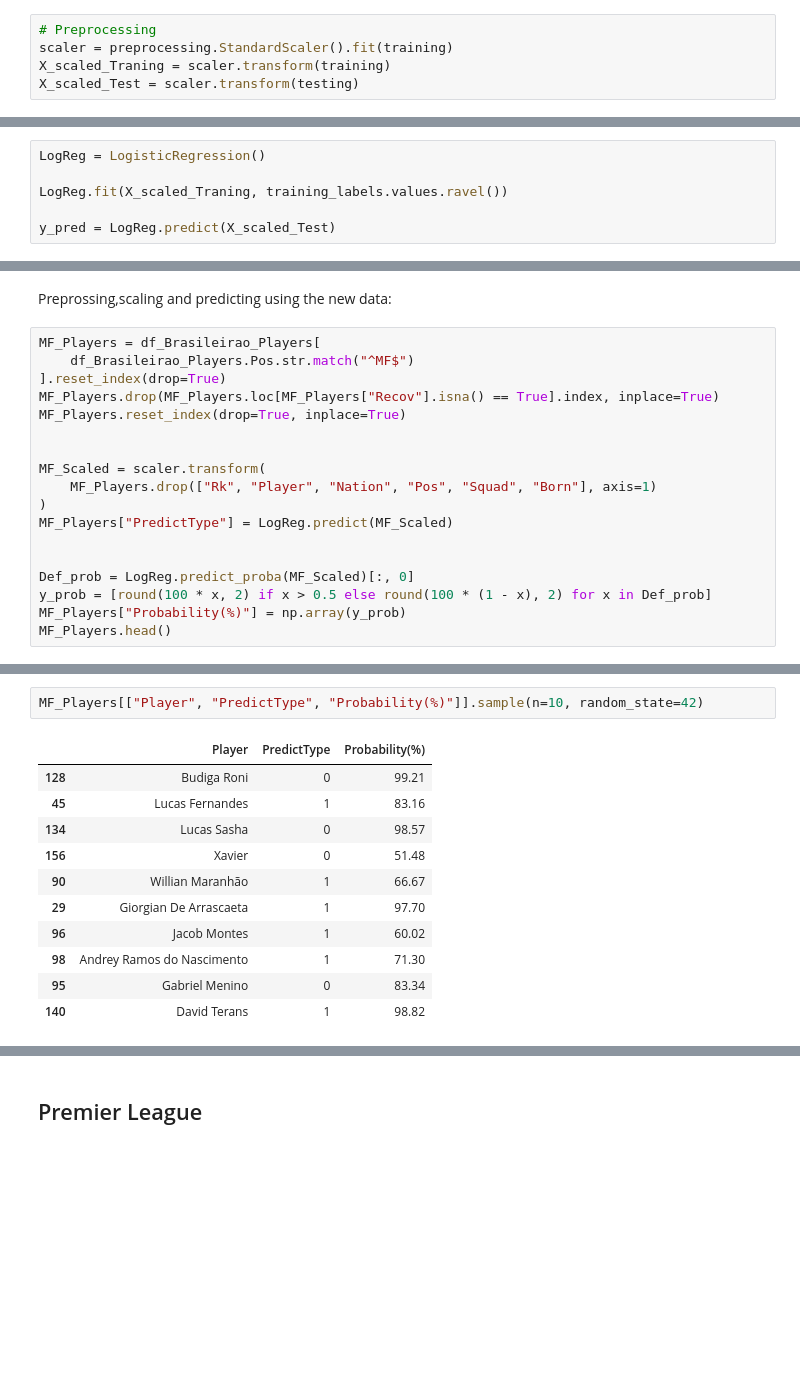
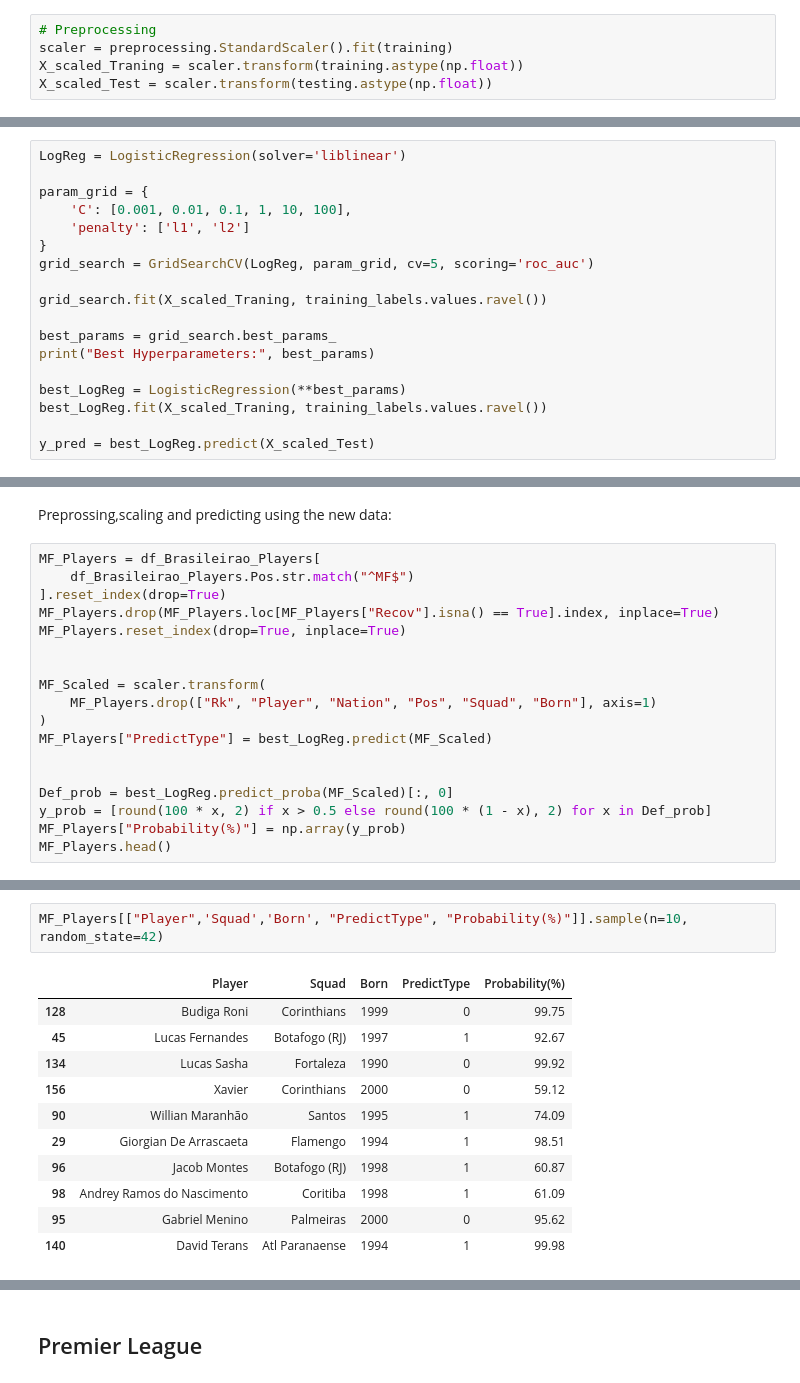
Before and after one commit to IsraelFPM/FootBall-EDA, a Jupyter notebook: PlayersAnalyses.ipynb, the cells around one changed output, grey strips where cells are left out. Drawn from its saved outputs; the diff is of its cells as text; blank space fills up the shorter version.

```diff
--- a/PlayersAnalyses.ipynb
+++ b/PlayersAnalyses.ipynb
@@ -245,8 +219,8 @@ training, testing, training_labels, testing_labels = train_test_split(
 # %%
 # Preprocessing
 scaler = preprocessing.StandardScaler().fit(training)
-X_scaled_Traning = scaler.transform(training)
-X_scaled_Test = scaler.transform(testing)
+X_scaled_Traning = scaler.transform(training.astype(np.float))
+X_scaled_Test = scaler.transform(testing.astype(np.float))
 # %% [output]
 [interactive output not drawn]
 # %% [markdown]
@@ -254,7 +228,19 @@ Creating the model, training and evaluating in the test set:
 # %%
-LogReg = LogisticRegression()
+LogReg = LogisticRegression(solver='liblinear')
 
-LogReg.fit(X_scaled_Traning, training_labels.values.ravel())
+param_grid = {
+    'C': [0.001, 0.01, 0.1, 1, 10, 100],
+    'penalty': ['l1', 'l2']
+}
+grid_search = GridSearchCV(LogReg, param_grid, cv=5, scoring='roc_auc')
 
-y_pred = LogReg.predict(X_scaled_Test)
+grid_search.fit(X_scaled_Traning, training_labels.values.ravel())
+
+best_params = grid_search.best_params_
+print("Best Hyperparameters:", best_params)
+
+best_LogReg = LogisticRegression(**best_params)
+best_LogReg.fit(X_scaled_Traning, training_labels.values.ravel())
+
+y_pred = best_LogReg.predict(X_scaled_Test)
 # %% [output]
@@ -391,10 +418,10 @@ MF_Players.reset_index(drop=True, inplace=True)
 MF_Scaled = scaler.transform(
     MF_Players.drop(["Rk", "Player", "Nation", "Pos", "Squad", "Born"], axis=1)
 )
-MF_Players["PredictType"] = LogReg.predict(MF_Scaled)
+MF_Players["PredictType"] = best_LogReg.predict(MF_Scaled)
 
 
-Def_prob = LogReg.predict_proba(MF_Scaled)[:, 0]
+Def_prob = best_LogReg.predict_proba(MF_Scaled)[:, 0]
 y_prob = [round(100 * x, 2) if x > 0.5 else round(100 * (1 - x), 2) for x in Def_prob]
 MF_Players["Probability(%)"] = np.array(y_prob)
 MF_Players.head()
@@ -408,17 +435,17 @@ MF_Players.head()
 5 rows × 25 columns
 [interactive output not drawn]
 # %%
-MF_Players[["Player", "PredictType", "Probability(%)"]].sample(n=10, random_state=42)
+MF_Players[["Player",'Squad','Born', "PredictType", "Probability(%)"]].sample(n=10, random_state=42)
 # %% [output]
-|  | Player | PredictType | Probability(%) |
-| 128 | Budiga Roni | 0 | 99.21 |
-| 45 | Lucas Fernandes | 1 | 83.16 |
-| 134 | Lucas Sasha | 0 | 98.57 |
-| 156 | Xavier | 0 | 51.48 |
-| 90 | Willian Maranhão | 1 | 66.67 |
-| 29 | Giorgian De Arrascaeta | 1 | 97.70 |
-| 96 | Jacob Montes | 1 | 60.02 |
-| 98 | Andrey Ramos do Nascimento | 1 | 71.30 |
-| 95 | Gabriel Menino | 0 | 83.34 |
-| 140 | David Terans | 1 | 98.82 |
+|  | Player | Squad | Born | PredictType | Probability(%) |
+| 128 | Budiga Roni | Corinthians | 1999 | 0 | 99.75 |
+| 45 | Lucas Fernandes | Botafogo (RJ) | 1997 | 1 | 92.67 |
+| 134 | Lucas Sasha | Fortaleza | 1990 | 0 | 99.92 |
+| 156 | Xavier | Corinthians | 2000 | 0 | 59.12 |
+| 90 | Willian Maranhão | Santos | 1995 | 1 | 74.09 |
+| 29 | Giorgian De Arrascaeta | Flamengo | 1994 | 1 | 98.51 |
+| 96 | Jacob Montes | Botafogo (RJ) | 1998 | 1 | 60.87 |
+| 98 | Andrey Ramos do Nascimento | Coritiba | 1998 | 1 | 61.09 |
+| 95 | Gabriel Menino | Palmeiras | 2000 | 0 | 95.62 |
+| 140 | David Terans | Atl Paranaense | 1994 | 1 | 99.98 |
 [interactive output not drawn]
```
Also changed, not shown: parts of 61 cells of this notebook, 10 other files.
